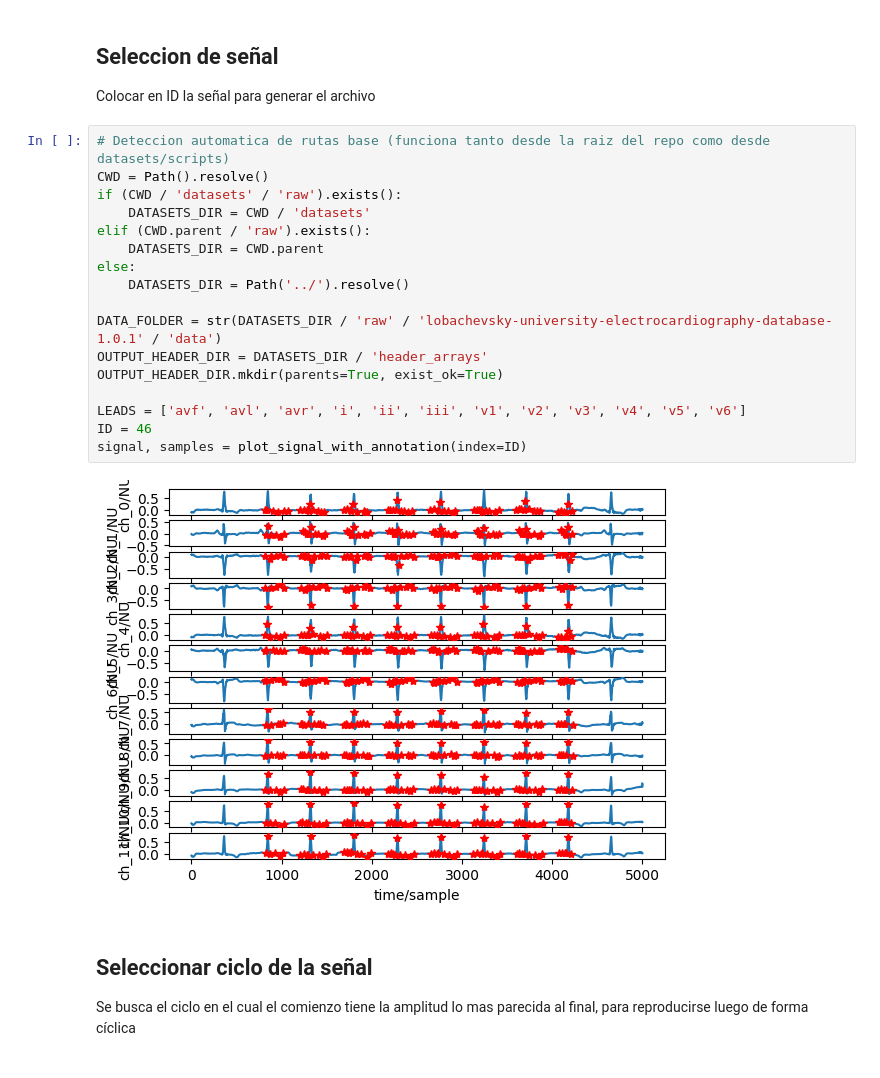
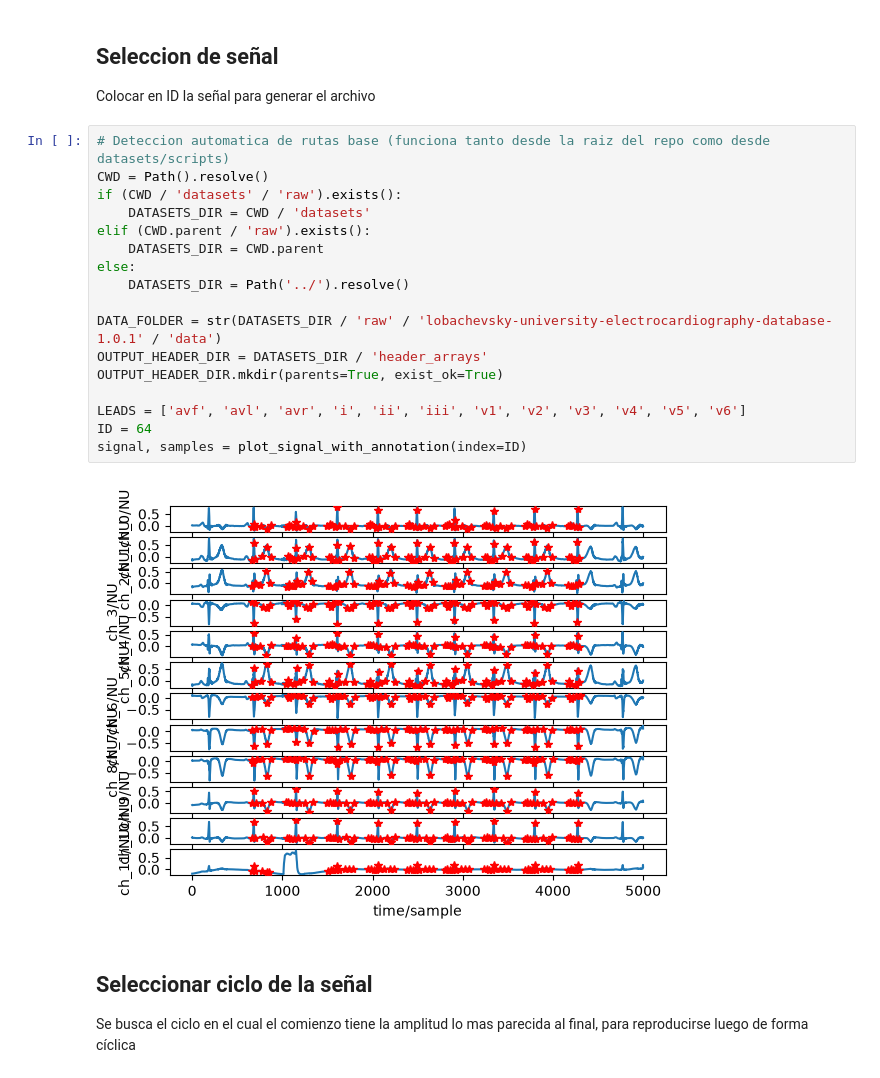
Before and after one commit to prototipado/ECG_Phantom, a Jupyter notebook: datasets/scripts/generacion_de_senales.ipynb, the cells around one changed output. Saved outputs shown, nothing was run; the diff lists cells and outputs as text.

```diff
--- a/datasets/scripts/generacion_de_senales.ipynb
+++ b/datasets/scripts/generacion_de_senales.ipynb
@@ -133,22 +129,22 @@ Colocar en ID la señal para generar el archivo
 # %%
 # Deteccion automatica de rutas base (funciona tanto desde la raiz del repo como desde datasets/scripts)
 CWD = Path().resolve()
 if (CWD / 'datasets' / 'raw').exists():
     DATASETS_DIR = CWD / 'datasets'
 elif (CWD.parent / 'raw').exists():
     DATASETS_DIR = CWD.parent
 else:
     DATASETS_DIR = Path('../').resolve()
 
 DATA_FOLDER = str(DATASETS_DIR / 'raw' / 'lobachevsky-university-electrocardiography-database-1.0.1' / 'data')
 OUTPUT_HEADER_DIR = DATASETS_DIR / 'header_arrays'
 OUTPUT_HEADER_DIR.mkdir(parents=True, exist_ok=True)
 
 LEADS = ['avf', 'avl', 'avr', 'i', 'ii', 'iii', 'v1', 'v2', 'v3', 'v4', 'v5', 'v6']
-ID = 46
+ID = 64
 signal, samples = plot_signal_with_annotation(index=ID)
 # %% [output]
-[figure, old version]
+[figure, new version]
 # %% [markdown]
 ## Seleccionar ciclo de la señal
 Se busca el ciclo en el cual el comienzo tiene la amplitud lo mas parecida al final, para reproducirse luego de forma cíclica
```
Also changed, not shown: parts of 4 cells of this notebook, 3 other files.
